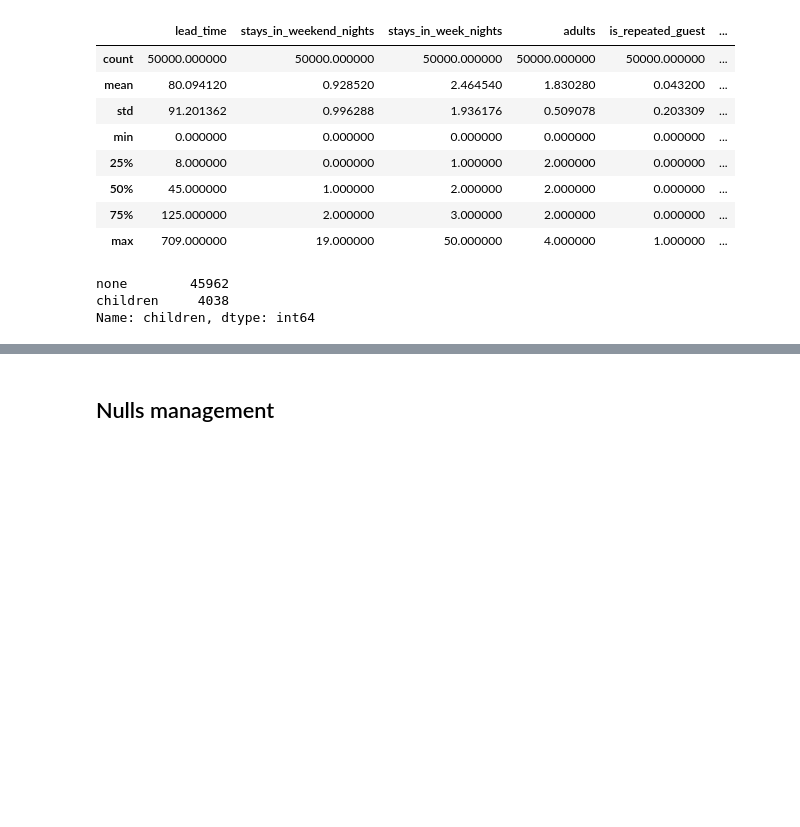
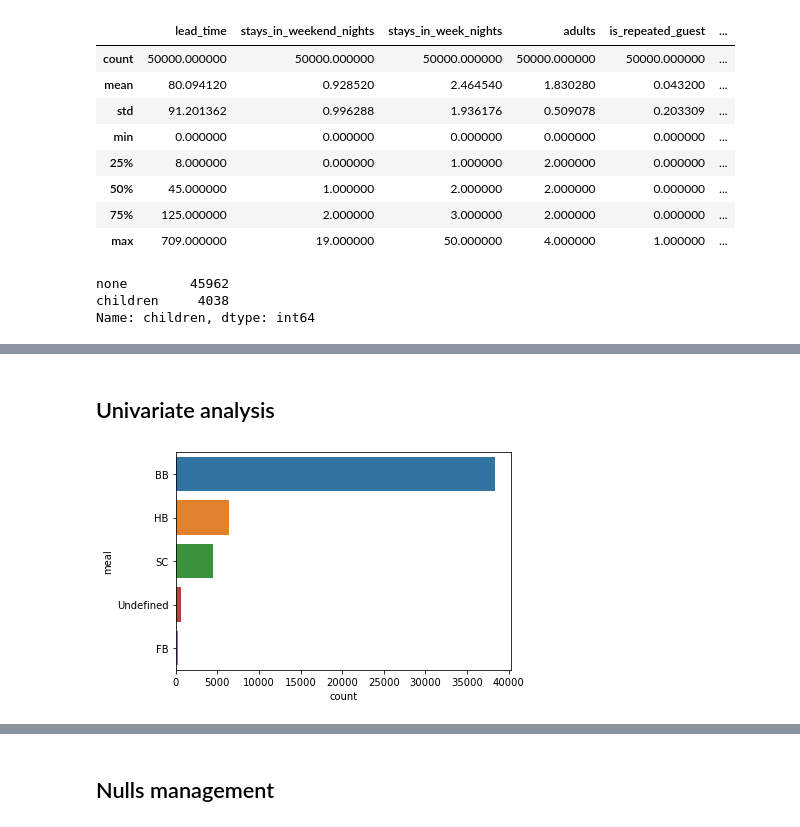
Before and after one commit to Qk527/TakeHome, a Jupyter notebook: fligoo_take_home_data_scientist.ipynb, the cells around one changed output, grey strips where cells are left out. Saved outputs shown, nothing was run; the diff lists cells and outputs as text; code cells hidden in the pictures; blank space fills up the shorter version.

Commit message:
Univariate exploratory analysis and cast

```diff
--- a/fligoo_take_home_data_scientist.ipynb
+++ b/fligoo_take_home_data_scientist.ipynb
@@ -93,0 +111,12 @@ Name: children, dtype: int64
+# %% [markdown]
+## Univariate analysis
+# %%
+def bar_graph_values(col):
+    sns.countplot(y = col,
+                  data = hotels,
+                  orient = "h",
+                  order = hotels[col].value_counts().index)
+# %%
+bar_graph_values('meal')
+# %% [output]
+[figure, added]
```
Also changed, not shown: parts of 17 cells of this notebook.
